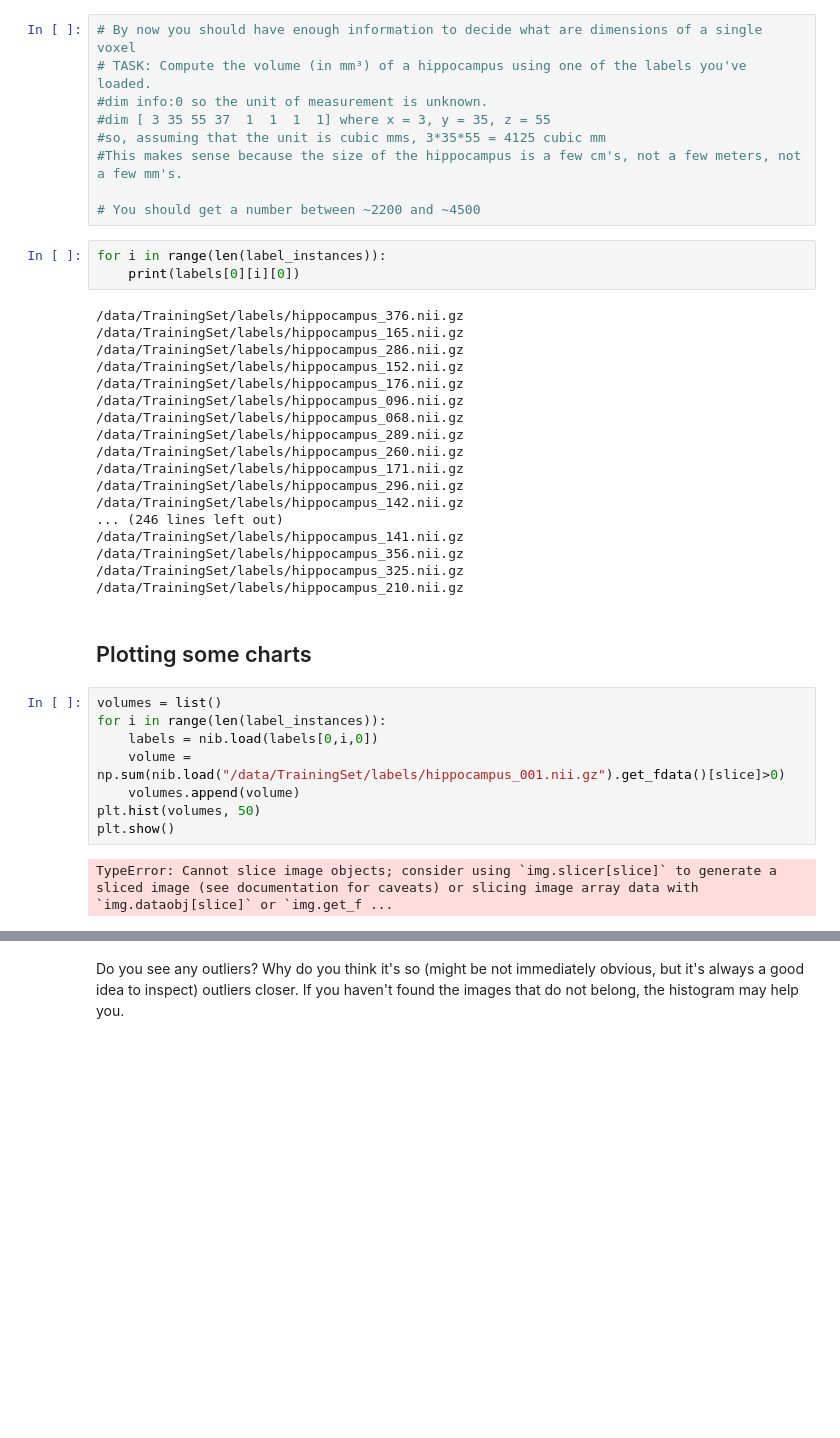
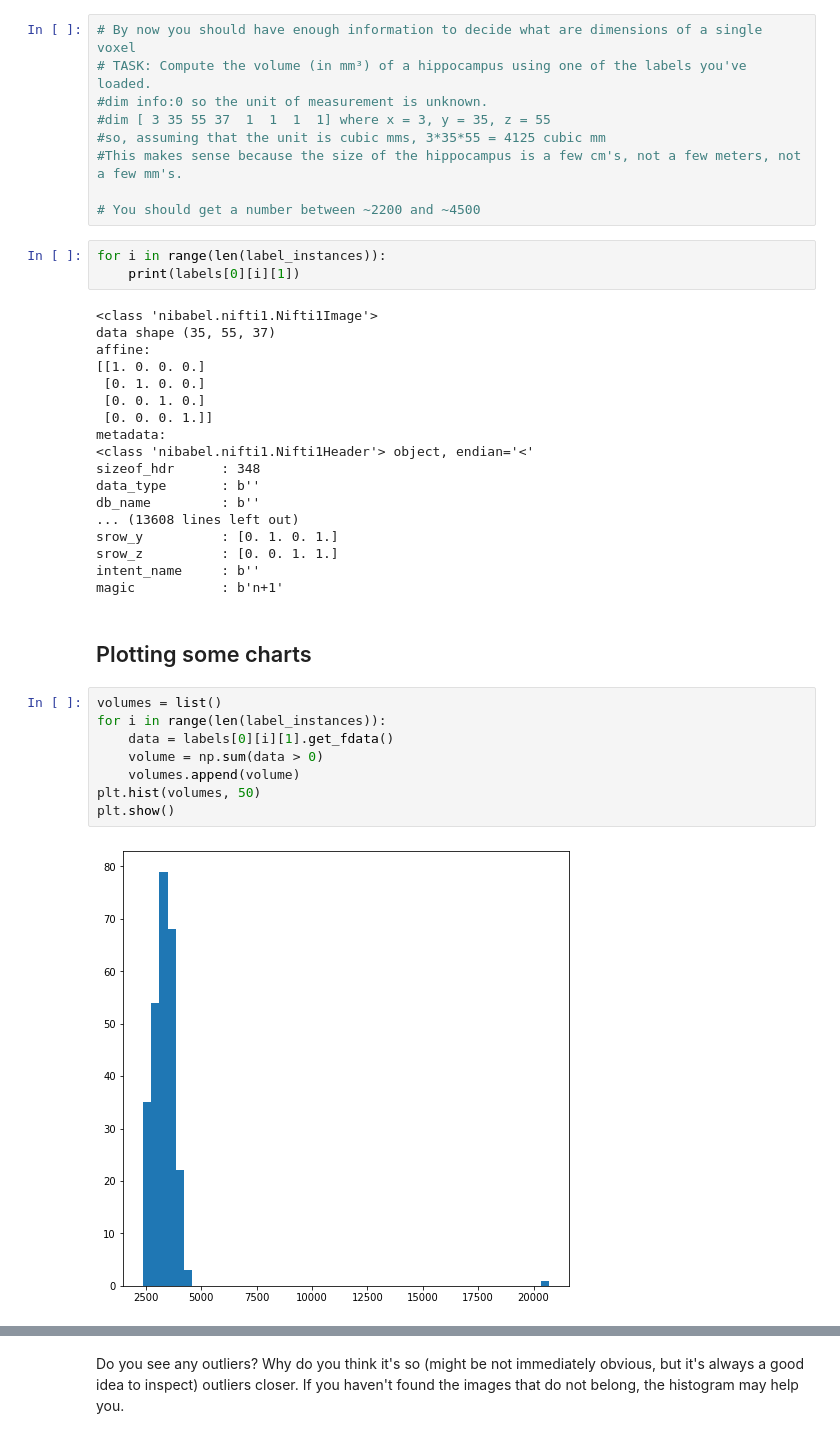
Before and after one commit to janicebloc/sharing-github, a Jupyter notebook: Final Project EDA.ipynb, the cells around one changed output, grey strips where cells are left out. Drawn from its saved outputs; the diff is of its cells as text; blank space fills up the shorter version.

```diff
--- a/Final Project EDA.ipynb
+++ b/Final Project EDA.ipynb
@@ -167,37 +167,37 @@ Further down we will be inspecting .header attribute that provides access to NIF
 # You should get a number between ~2200 and ~4500
 # %%
 for i in range(len(label_instances)):
-    print(labels[0][i][0])
+    print(labels[0][i][1])
 # %% [output]
-/data/TrainingSet/labels/hippocampus_376.nii.gz
-/data/TrainingSet/labels/hippocampus_165.nii.gz
-/data/TrainingSet/labels/hippocampus_286.nii.gz
-/data/TrainingSet/labels/hippocampus_152.nii.gz
-/data/TrainingSet/labels/hippocampus_176.nii.gz
-/data/TrainingSet/labels/hippocampus_096.nii.gz
-/data/TrainingSet/labels/hippocampus_068.nii.gz
-/data/TrainingSet/labels/hippocampus_289.nii.gz
-/data/TrainingSet/labels/hippocampus_260.nii.gz
-/data/TrainingSet/labels/hippocampus_171.nii.gz
-/data/TrainingSet/labels/hippocampus_296.nii.gz
-/data/TrainingSet/labels/hippocampus_142.nii.gz
-... (246 lines left out)
-/data/TrainingSet/labels/hippocampus_141.nii.gz
-/data/TrainingSet/labels/hippocampus_356.nii.gz
-/data/TrainingSet/labels/hippocampus_325.nii.gz
-/data/TrainingSet/labels/hippocampus_210.nii.gz
+<class 'nibabel.nifti1.Nifti1Image'>
+data shape (35, 55, 37)
+affine:
+[[1. 0. 0. 0.]
+ [0. 1. 0. 0.]
+ [0. 0. 1. 0.]
+ [0. 0. 0. 1.]]
+metadata:
+<class 'nibabel.nifti1.Nifti1Header'> object, endian='<'
+sizeof_hdr      : 348
+data_type       : b''
+db_name         : b''
+... (13608 lines left out)
+srow_y          : [0. 1. 0. 1.]
+srow_z          : [0. 0. 1. 1.]
+intent_name     : b''
+magic           : b'n+1'
 # %% [markdown]
 ## Plotting some charts
 # %%
 volumes = list()
 for i in range(len(label_instances)):
-    labels = nib.load(labels[0,i,0])
-    volume = np.sum(nib.load("/data/TrainingSet/labels/hippocampus_001.nii.gz").get_fdata()[slice]>0)
+    data = labels[0][i][1].get_fdata()
+    volume = np.sum(data > 0)
     volumes.append(volume)
 plt.hist(volumes, 50)
 plt.show()
 # %% [output]
-TypeError: Cannot slice image objects; consider using `img.slicer[slice]` to generate a sliced image (see documentation for caveats) or slicing image array data with `img.dataobj[slice]` or `img.get_f ...
+[figure, added]
 # %%
 # TASK: Plot a histogram of all volumes that we have in our dataset and see how
 # our dataset measures against a slice of a normal population represented by the chart below.
```
Also changed, not shown: parts of 5 cells of this notebook.
